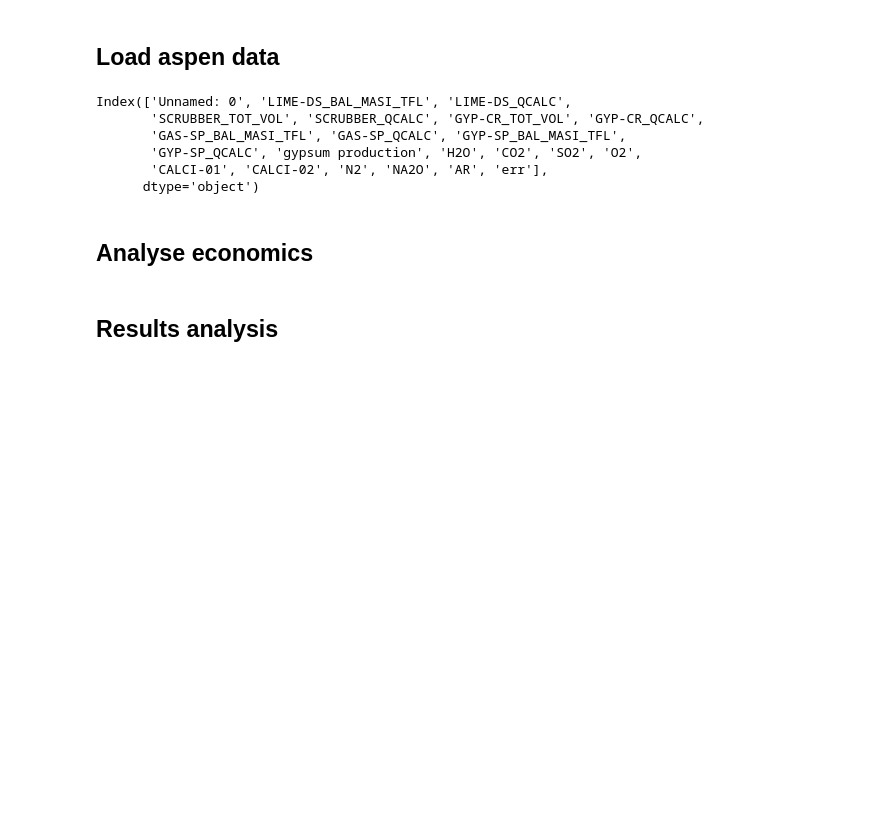
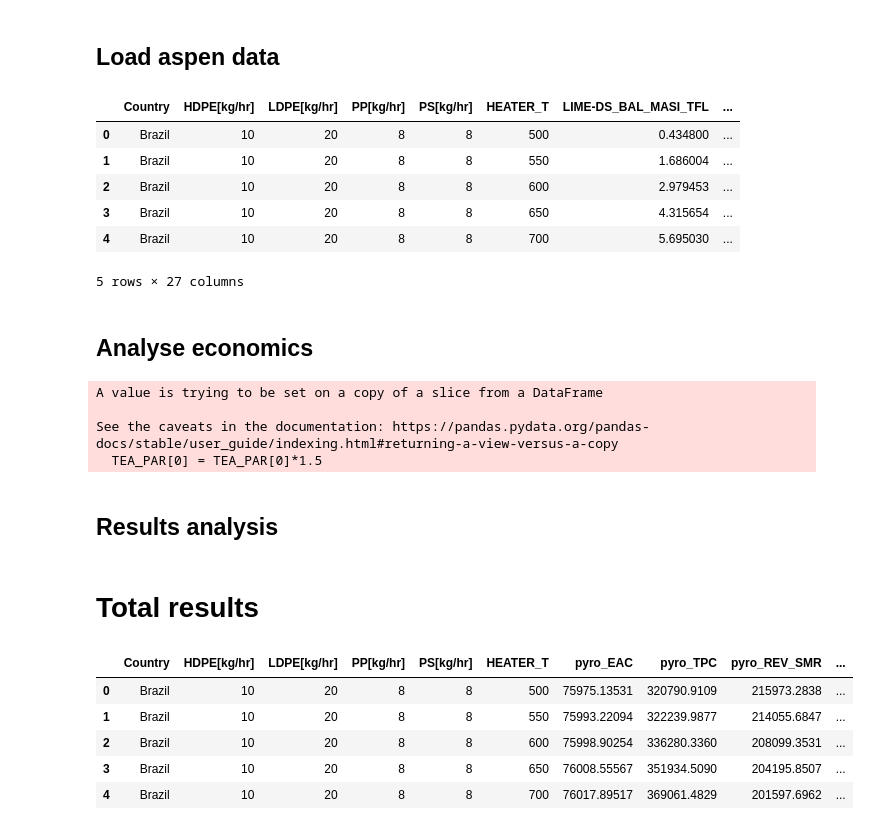
Before and after one commit to NahyeonAn/TeamEnv, a Jupyter notebook: TEA/TEA_PyrSMR.ipynb, the cells around one changed output. Drawn from its saved outputs; the diff is of its cells as text; code cells hidden in the pictures; blank space fills up the shorter version.

```diff
--- a/TEA/TEA_PyrSMR.ipynb
+++ b/TEA/TEA_PyrSMR.ipynb
@@ -341,15 +450,16 @@ def LoadWFGDResults(filename):
 # %% [markdown]
 ## Load aspen data
 # %%
-data = pd.read_csv('1. Aspen_results/Results_WFGD_v1.csv')
-data.columns
+data = pd.read_csv('1. Aspen_results/Results_WFGD_v4.csv')
+data.head()
 # %% [output]
+|  | Country | HDPE[kg/hr] | LDPE[kg/hr] | PP[kg/hr] | PS[kg/hr] | HEATER_T | LIME-DS_BAL_MASI_TFL | ... |
+| 0 | Brazil | 10 | 20 | 8 | 8 | 500 | 0.434800 | ... |
+| 1 | Brazil | 10 | 20 | 8 | 8 | 550 | 1.686004 | ... |
+| 2 | Brazil | 10 | 20 | 8 | 8 | 600 | 2.979453 | ... |
+| 3 | Brazil | 10 | 20 | 8 | 8 | 650 | 4.315654 | ... |
+| 4 | Brazil | 10 | 20 | 8 | 8 | 700 | 5.695030 | ... |
-Index(['Unnamed: 0', 'LIME-DS_BAL_MASI_TFL', 'LIME-DS_QCALC',
-       'SCRUBBER_TOT_VOL', 'SCRUBBER_QCALC', 'GYP-CR_TOT_VOL', 'GYP-CR_QCALC',
-       'GAS-SP_BAL_MASI_TFL', 'GAS-SP_QCALC', 'GYP-SP_BAL_MASI_TFL',
-       'GYP-SP_QCALC', 'gypsum production', 'H2O', 'CO2', 'SO2', 'O2',
-       'CALCI-01', 'CALCI-02', 'N2', 'NA2O', 'AR', 'err'],
-      dtype='object')
+5 rows × 27 columns
 # %% [markdown]
 ## Analyse economics
 # %%
@@ -358,8 +468,17 @@ tea_file = 'TEA_WSS desulfurization.xlsx'
 tea_res = []
 for ii in range(len(data)):
     target_data = data.iloc[ii,:]
-    InputWFGDValue(tea_file, target_data)
+    _country = target_data['Country']
+    TEA_PAR = tea_param[_country]
+    TEA_PAR[0] = TEA_PAR[0]*1.5
+
+    InputWFGDValue(tea_file, target_data,TEA_PAR)
     SaveFile(tea_file)
     EAC, TPC, Rvn = LoadWFGDResults(tea_file)
     tea_res.append([EAC, TPC, Rvn])
+# %% [output]
+A value is trying to be set on a copy of a slice from a DataFrame
+
+See the caveats in the documentation: https://pandas.pydata.org/pandas-docs/stable/user_guide/indexing.html#returning-a-view-versus-a-copy
+  TEA_PAR[0] = TEA_PAR[0]*1.5
 # %%
@@ -380,3 +499,15 @@ df.reset_index(inplace=True,drop=True)
 df.columns
 
 pyro_df= df.copy()
+# %% [markdown]
+# Total results
+# %%
+data = pd.read_csv('2. TEA_results/TEA_results_each_12.csv')
+data.head()
+# %% [output]
+|  | Country | HDPE[kg/hr] | LDPE[kg/hr] | PP[kg/hr] | PS[kg/hr] | HEATER_T | pyro_EAC | pyro_TPC | pyro_REV_SMR | ... |
+| 0 | Brazil | 10 | 20 | 8 | 8 | 500 | 75975.13531 | 320790.9109 | 215973.2838 | ... |
+| 1 | Brazil | 10 | 20 | 8 | 8 | 550 | 75993.22094 | 322239.9877 | 214055.6847 | ... |
+| 2 | Brazil | 10 | 20 | 8 | 8 | 600 | 75998.90254 | 336280.3360 | 208099.3531 | ... |
+| 3 | Brazil | 10 | 20 | 8 | 8 | 650 | 76008.55567 | 351934.5090 | 204195.8507 | ... |
+| 4 | Brazil | 10 | 20 | 8 | 8 | 700 | 76017.89517 | 369061.4829 | 201597.6962 | ... |
```
Also changed, not shown: parts of 22 cells of this notebook, 38 other files.
